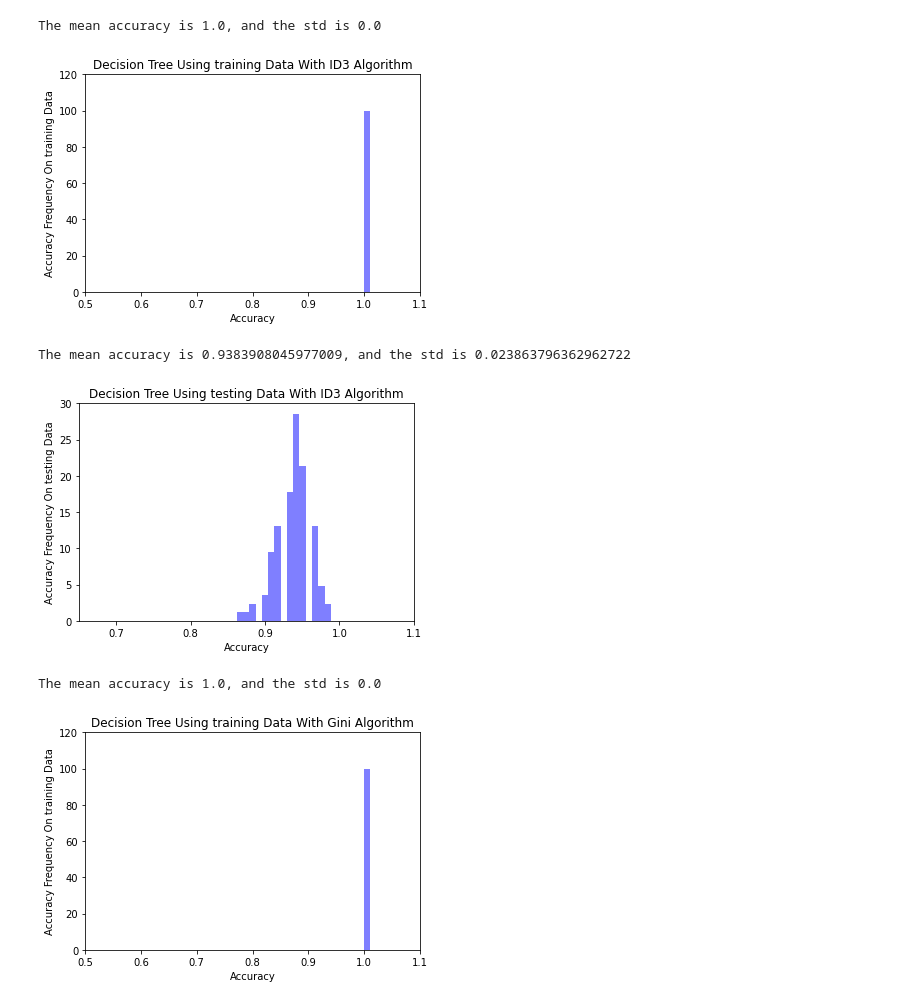
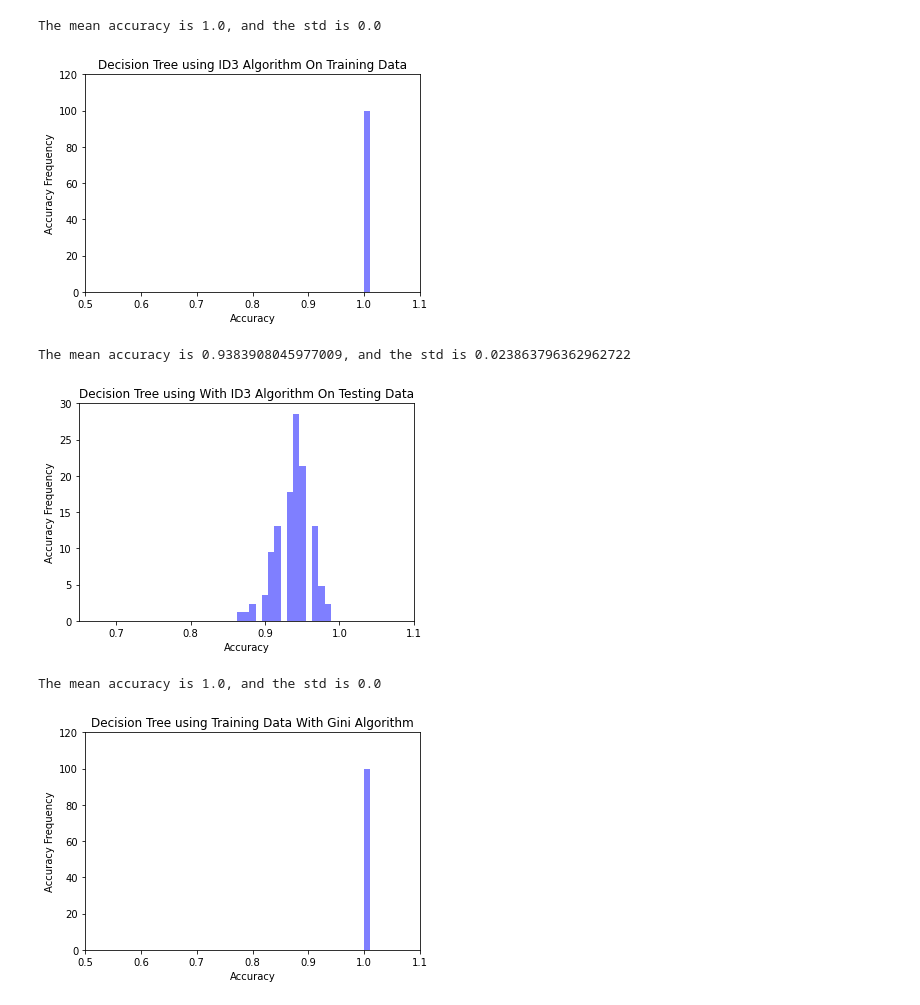
Before and after one commit to rupin27/Plant-Identification-ML, a Jupyter notebook: dt_alg.ipynb, the cells around one changed output. Cells and saved outputs as stored; diff of their text form; code cells hidden in the pictures.

```diff
--- a/dt_alg.ipynb
+++ b/dt_alg.ipynb
@@ -219,40 +219,40 @@ plotTrainID3 = np.array(accuracy('train', 'id3', 197))
 print(f'The mean accuracy is {plotTrainID3.mean()}, and the std is {plotTrainID3.std()}')
 plt.hist(plotTrainID3, density=1, bins=100, color='blue', alpha=0.5)
 plt.axis([0.5, 1.1, 0, 120])
-plt.ylabel("Accuracy Frequency On training Data")
+plt.title("Decision Tree using ID3 Algorithm On Training Data")
+plt.ylabel("Accuracy Frequency")
 plt.xlabel("Accuracy")
-plt.title("Decision Tree Using training Data With ID3 Algorithm")
 plt.show()
 # %% [output]
 The mean accuracy is 1.0, and the std is 0.0
-[figure, old version]
+[figure, new version]
 # %%
 # Q2.2 In the second histogram, you should show the accuracy distribution when the algorithm is evaluated over testing data.
 plotTestID3 = np.array(accuracy('test', 'id3', 197))
 print(f'The mean accuracy is {plotTestID3.mean()}, and the std is {plotTestID3.std()}')
 plt.hist(plotTestID3, density=1, bins=15, color='blue', alpha=0.5)
 plt.axis([0.65, 1.1, 0, 30])
-plt.ylabel("Accuracy Frequency On testing Data")
+plt.title("Decision Tree using With ID3 Algorithm On Testing Data")
+plt.ylabel("Accuracy Frequency")
 plt.xlabel("Accuracy")
-plt.title("Decision Tree Using testing Data With ID3 Algorithm")
 plt.show()
 # %% [output]
 The mean accuracy is 0.9383908045977009, and the std is 0.023863796362962722
-[figure, old version]
+[figure, new version]
 # %%
 # QE.1 Repeat the experiments Q2.1 to Q2.4, but now use the Gini criterion for node splitting, instead of the Information Gain criterion.
 
 plotTrainGini = np.array(accuracy('train', 'cart', 197))
 print(f'The mean accuracy is {plotTrainGini.mean()}, and the std is {plotTrainGini.std()}')
 plt.hist(plotTrainGini, density=1, bins=100, color='blue', alpha=0.5)
+plt.title("Decision Tree using Training Data With Gini Algorithm")
 plt.axis([0.5, 1.1, 0, 120])
-plt.ylabel("Accuracy Frequency On training Data")
+plt.ylabel("Accuracy Frequency")
 plt.xlabel("Accuracy")
-plt.title("Decision Tree Using training Data With Gini Algorithm")
 plt.show()
 # %% [output]
 The mean accuracy is 1.0, and the std is 0.0
-[figure, old version]
+[figure, new version]
 # %%
 # QE.1 Repeat the experiments Q2.1 to Q2.4, but now use the Gini criterion for node splitting, instead of the Information Gain criterion.
 plotTestGini = np.array(accuracy('test', 'cart', 197))
```
Also changed, not shown: parts of 1 cell of this notebook, 17 other files.
